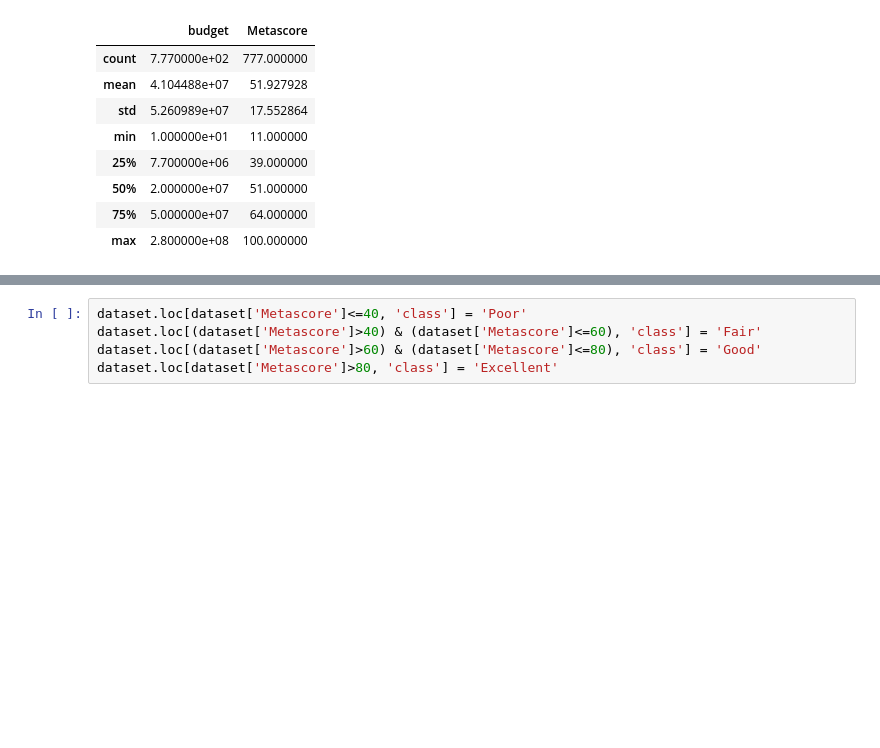
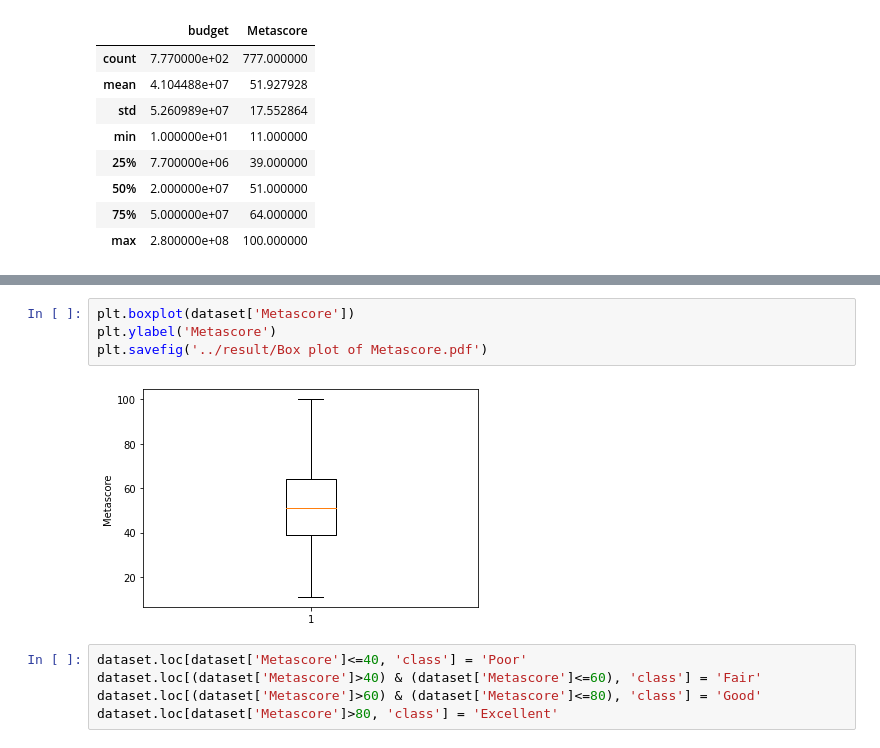
Before and after one commit to SiweiC/final_project_siwei_cheng, a Jupyter notebook: code/final_project_siwei_cheng.ipynb, the cells around one changed output, grey strips where cells are left out. Drawn from its saved outputs; the diff is of its cells as text; blank space fills up the shorter version.

Commit message:
update analysis code and result

```diff
--- a/code/final_project_siwei_cheng.ipynb
+++ b/code/final_project_siwei_cheng.ipynb
@@ -161,4 +154,10 @@ sns.distplot(dataset['Metascore'])
 [figure]
+# %%
+plt.boxplot(dataset['Metascore'])
+plt.ylabel('Metascore')
+plt.savefig('../result/Box plot of Metascore.pdf')
+# %% [output]
+[figure, new version]
 # %%
 dataset.loc[dataset['Metascore']<=40, 'class'] = 'Poor'
 dataset.loc[(dataset['Metascore']>40) & (dataset['Metascore']<=60), 'class'] = 'Fair'
```
Also changed, not shown: parts of 13 cells of this notebook, 7 other files.
